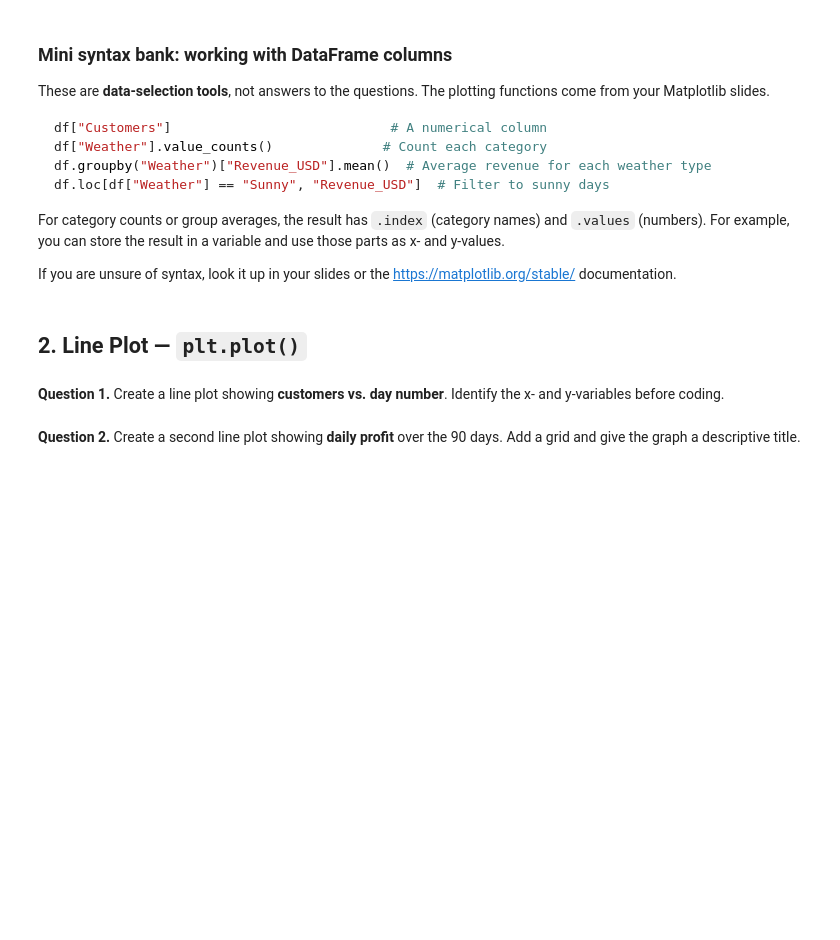
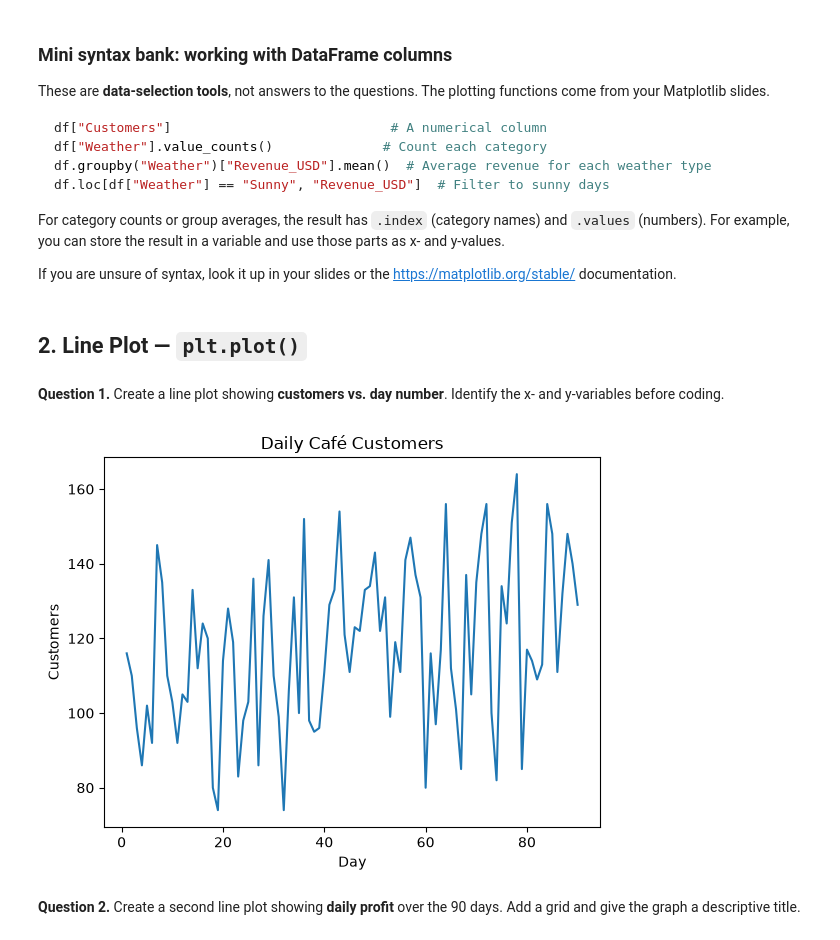
Before and after one commit to ChloeFrisch843/Data_Science_II, a Jupyter notebook: untitled folder/3_matplotlib_practice.ipynb, the cells around one changed output. Drawn from its saved outputs; the diff is of its cells as text; code cells hidden in the pictures; blank space fills up the shorter version.

```diff
--- a/untitled folder/3_matplotlib_practice.ipynb
+++ b/untitled folder/3_matplotlib_practice.ipynb
@@ -150,6 +173,14 @@ If you are unsure of syntax, look it up in your slides or the <https://matplotli
 **Question 1.** Create a line plot showing **customers vs. day number**. Identify the x- and y-variables before coding.
 # %%
 # Question 1
+# x = Day, y = Customers
+plt.plot(df["Day"], df["Customers"])
+plt.xlabel("Day")
+plt.ylabel("Customers")
+plt.title("Daily Café Customers")
+plt.show()
+# %% [output]
+[figure, added]
 # %% [markdown]
 **Question 2.** Create a second line plot showing **daily profit** over the 90 days. Add a grid and give the graph a descriptive title.
 # %%
```
Also changed, not shown: parts of 24 cells of this notebook, 3 other files.
